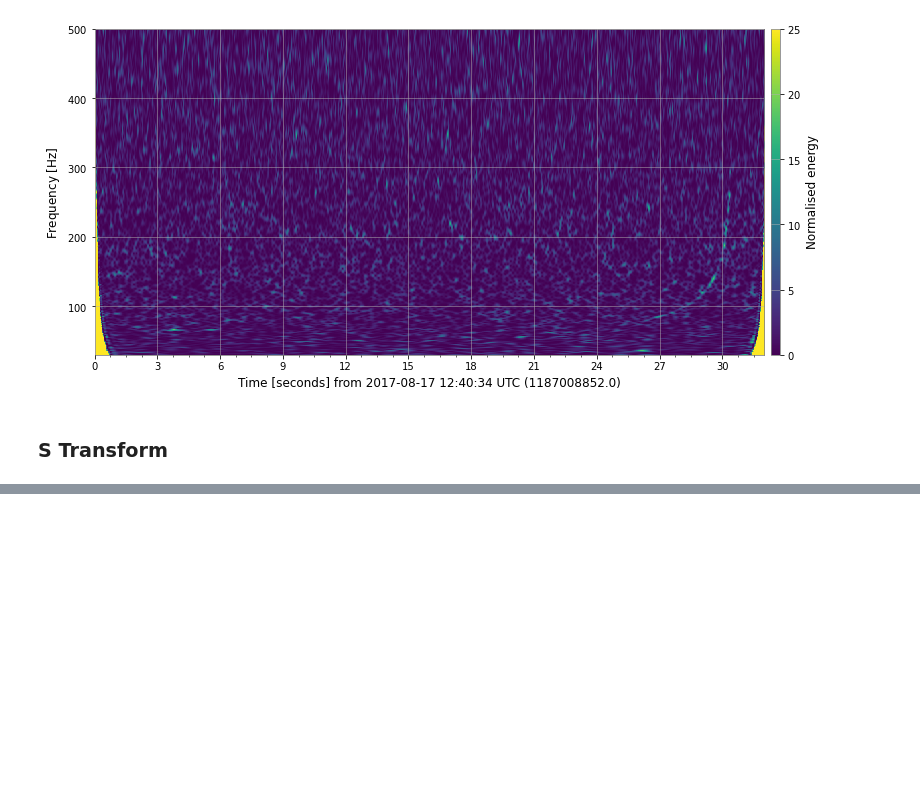
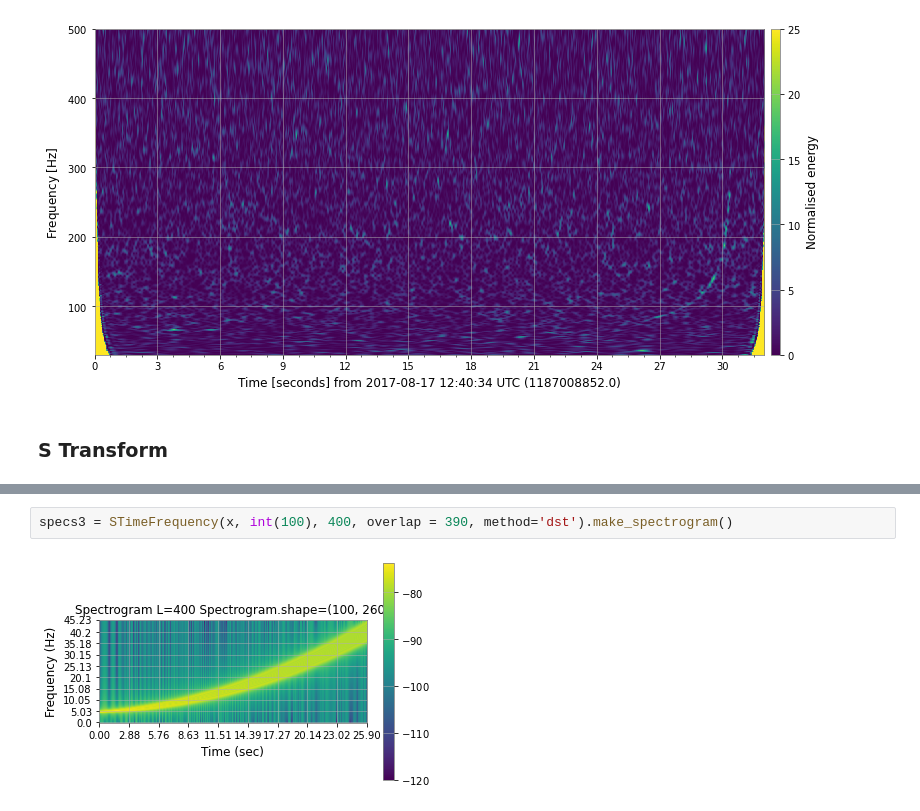
Before and after one commit to xli2522/GW-SignalGen, a Jupyter notebook: sqt.ipynb, the cells around one changed output, grey strips where cells are left out. Drawn from its saved outputs; the diff is of its cells as text; blank space fills up the shorter version.

```diff
--- a/sqt.ipynb
+++ b/sqt.ipynb
@@ -948,0 +1190,4 @@ sqt_interpolate Dev. Cat. 3 - 5
+# %%
+specs3 = STimeFrequency(x, int(100), 400, overlap = 390, method='dst').make_spectrogram()
+# %% [output]
+[figure, added]
```
Also changed, not shown: parts of 8 cells of this notebook.
